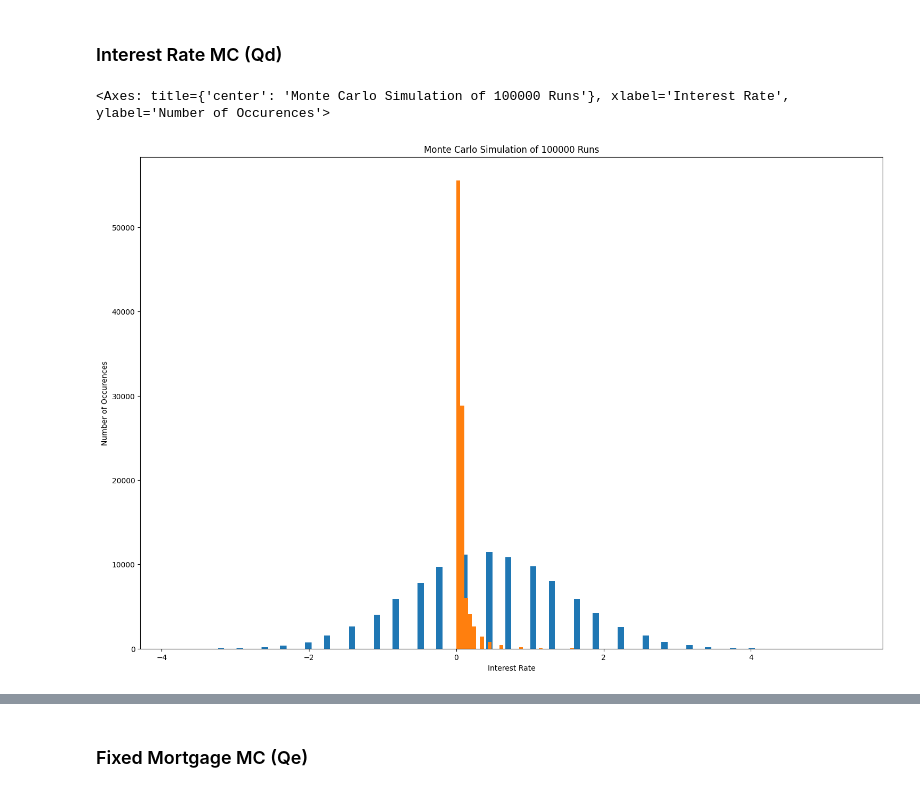
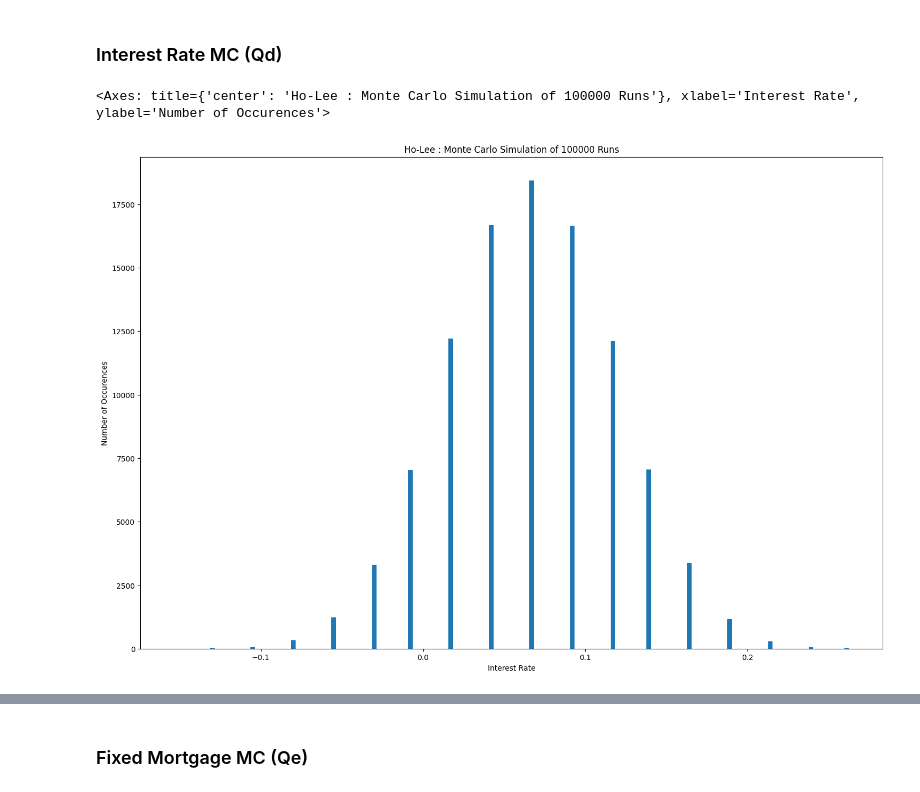
Before and after one commit to Pj-354/New-FICC, a Jupyter notebook: FICC_Summative_Assignment_v7_good.ipynb, the cells around one changed output, grey strips where cells are left out. Saved outputs shown, nothing was run; the diff lists cells and outputs as text; code cells hidden in the pictures.

```diff
--- a/FICC_Summative_Assignment_v7_good.ipynb
+++ b/FICC_Summative_Assignment_v7_good.ipynb
@@ -464,9 +514,15 @@ Ho-Lee Model Calibration results give us this array of theta values. As we can s
 
 '''
 
-HL_Thetas_Calibrated_2 = [-0.01352538, -0.00377533, -0.00042592,  0.00052368,  0.00067321,
+HL_Calibration_Thetas = [-0.01352538, -0.00377533, -0.00042592,  0.00052368,  0.00067321,
         0.00062275, -0.00022782,  0.00172153,  0.00247086,  0.00102001,
         0.00116912,  0.00391809,  0.00186691,  0.00501563,  0.00256417,
         0.00271257,  0.00286078,  0.00300883,  0.00715665]
-HL_Calibration_Results.x
+
+#Build Tree
+Ho_Lee_Tree = Building_Tree_HL_BDT(pricing_model='HL', theta = HL_Calibration_Thetas, number_of_periods=20, r0 = r0, volatility=rate_vol)
+
+
+#Check Loss Function of HL-Calibrated ZCB Prices
+Ho_Lee_Model_LossFunction(theta = HL_Calibration_Thetas, periods = 20, r0 = r0)
 # %% [output]
@@ -477,7 +529,0 @@ array([-0.01352538, -0.00377533, -0.00042592,  0.00052368,  0.00067321,
-# %%
-#Build Tree
-Ho_Lee_Tree = Building_Tree_HL_BDT(pricing_model='HL', theta = HL_Calibration_Results.x, number_of_periods=20, r0 = r0, volatility=rate_vol)
-
-
-#Check Loss Function of HL-Calibrated ZCB Prices
-Ho_Lee_Model_LossFunction(theta = HL_Calibration_Results.x, periods = 20, r0 = r0)
@@ -669,17 +680,10 @@ MC_HL_Realisations = MC_HL.iloc[:, -1]
 # %%
 MC_HL_Realisations.plot.hist(
     figsize = (18, 12),
     xlabel = 'Interest Rate',
     ylabel= 'Number of Occurences',
-    bins=100,
+    bins=150,
     title = f'Ho-Lee : Monte Carlo Simulation of {N} Runs')
-
-MC_BDT_Realisations.plot.hist(
-    figsize = (18, 12),
-    xlabel = 'Interest Rate',
-    ylabel= 'Number of Occurences',
-    bins=100,
-    title = f'Monte Carlo Simulation of {N} Runs')
 # %% [output]
-<Axes: title={'center': 'Monte Carlo Simulation of 100000 Runs'}, xlabel='Interest Rate', ylabel='Number of Occurences'>
+<Axes: title={'center': 'Ho-Lee : Monte Carlo Simulation of 100000 Runs'}, xlabel='Interest Rate', ylabel='Number of Occurences'>
-[figure, old version]
+[figure, new version]
```
Also changed, not shown: parts of 60 cells of this notebook.
